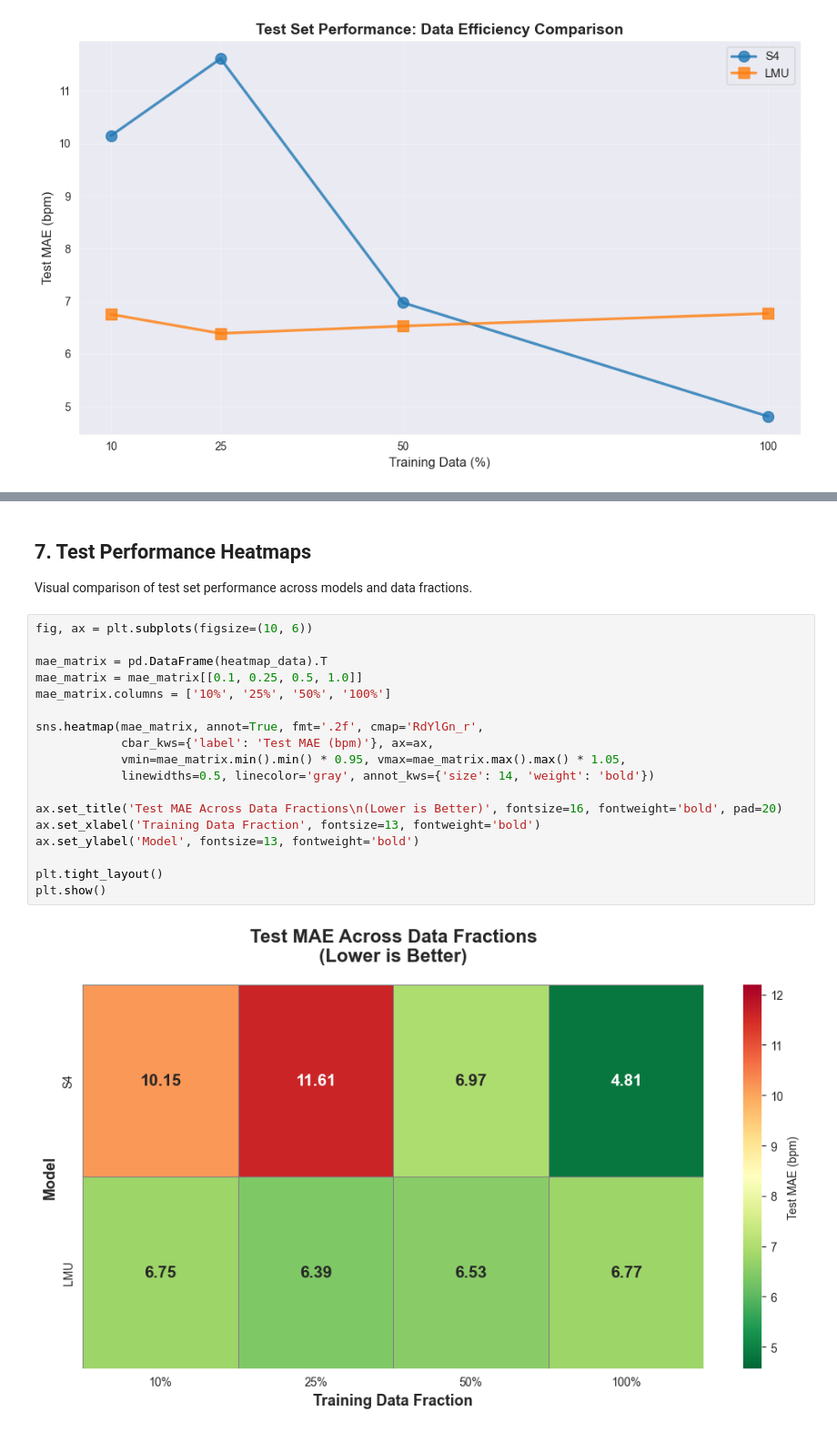
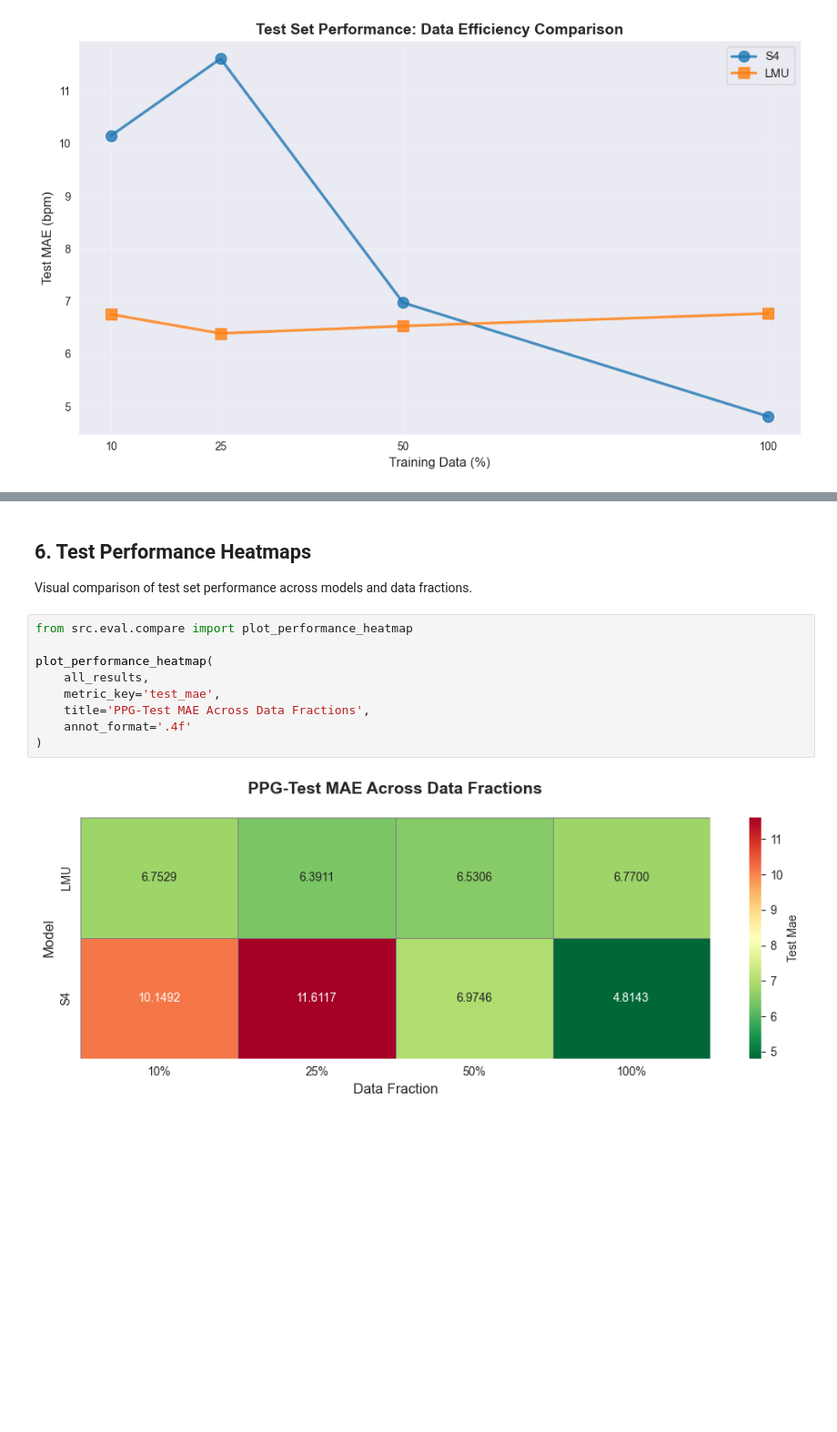
Before and after one commit to galbar8/LMU_S4, a Jupyter notebook: src/notebooks/ppg/compare.ipynb, the cells around one changed output, grey strips where cells are left out. Shown: that part at 91% size. Cells and saved outputs as stored; diff of their text form; blank space fills up the shorter version.

```diff
--- a/src/notebooks/ppg/compare.ipynb
+++ b/src/notebooks/ppg/compare.ipynb
@@ -248,24 +178,15 @@ S4 Model:
 # %% [markdown]
-## 7. Test Performance Heatmaps
+## 6. Test Performance Heatmaps
 
 Visual comparison of test set performance across models and data fractions.
-# %%
-fig, ax = plt.subplots(figsize=(10, 6))
-
-mae_matrix = pd.DataFrame(heatmap_data).T
-mae_matrix = mae_matrix[[0.1, 0.25, 0.5, 1.0]]
-mae_matrix.columns = ['10%', '25%', '50%', '100%']
-
-sns.heatmap(mae_matrix, annot=True, fmt='.2f', cmap='RdYlGn_r',
-            cbar_kws={'label': 'Test MAE (bpm)'}, ax=ax,
-            vmin=mae_matrix.min().min() * 0.95, vmax=mae_matrix.max().max() * 1.05,
-            linewidths=0.5, linecolor='gray', annot_kws={'size': 14, 'weight': 'bold'})
-
-ax.set_title('Test MAE Across Data Fractions\n(Lower is Better)', fontsize=16, fontweight='bold', pad=20)
-ax.set_xlabel('Training Data Fraction', fontsize=13, fontweight='bold')
-ax.set_ylabel('Model', fontsize=13, fontweight='bold')
-
-plt.tight_layout()
-plt.show()
-# %% [output]
-[figure, removed]
+# %%
+from src.eval.compare import plot_performance_heatmap
+
+plot_performance_heatmap(
+    all_results,
+    metric_key='test_mae',
+    title='PPG-Test MAE Across Data Fractions',
+    annot_format='.4f'
+)
+# %% [output]
+[figure, added]
```
Also changed, not shown: parts of 2 cells of this notebook, 13 other files.
